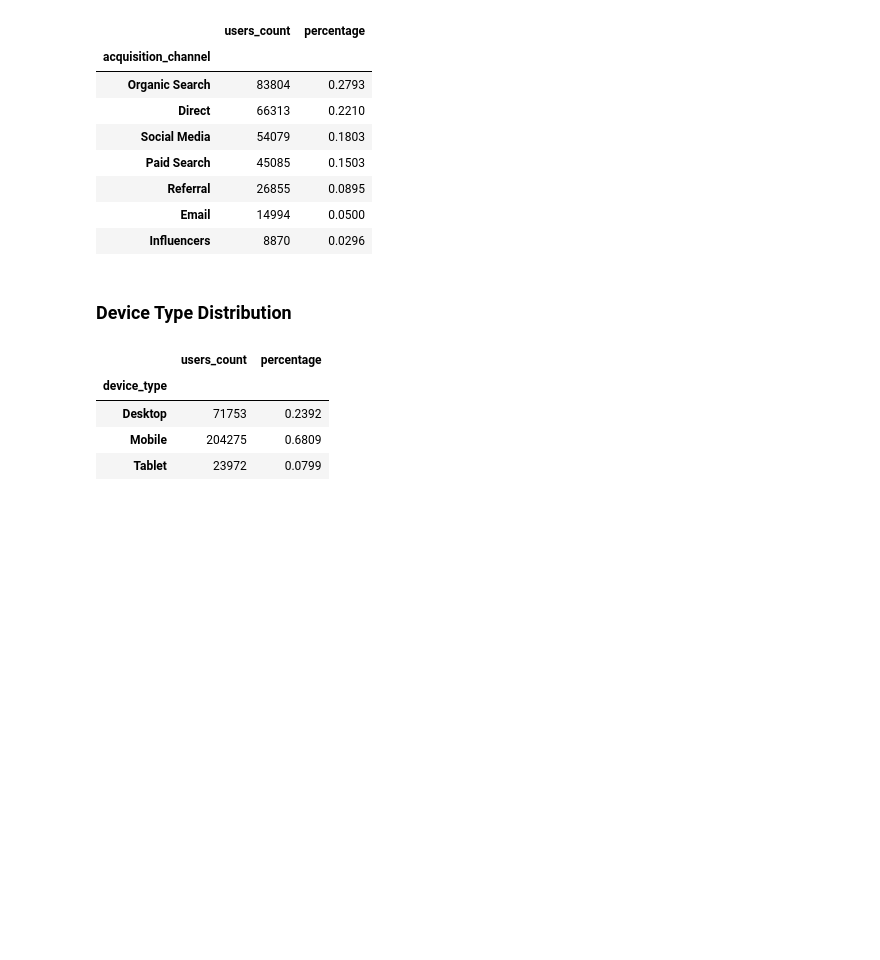
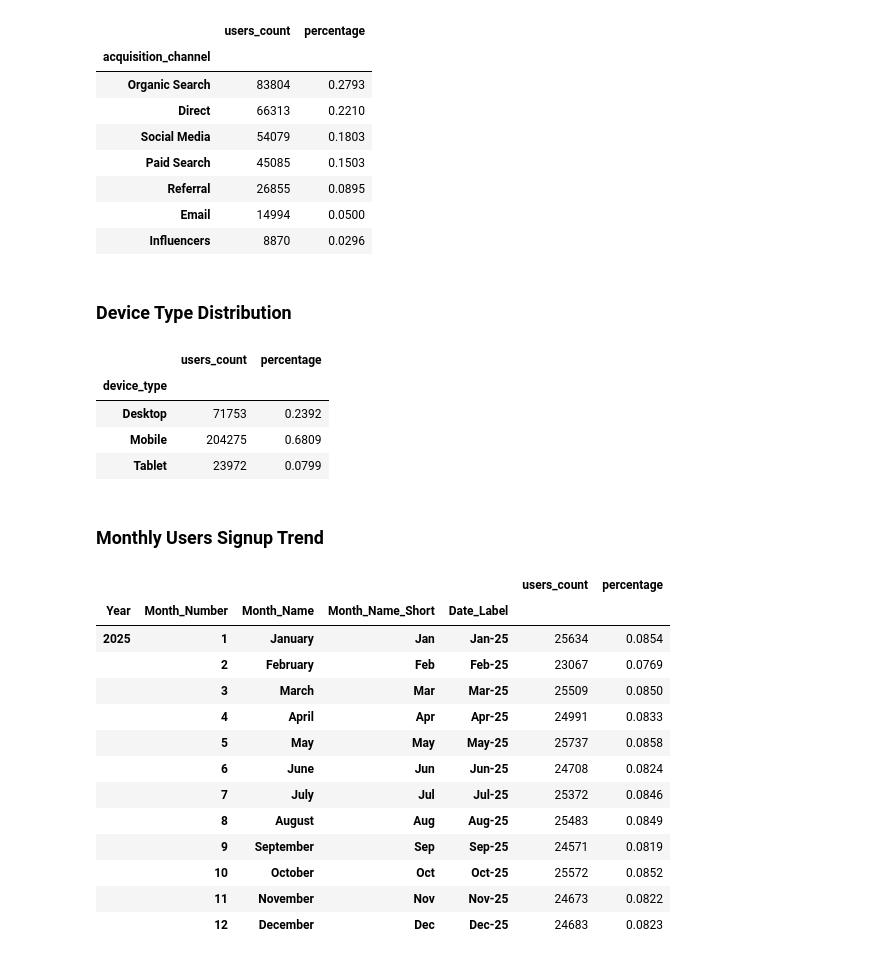
Before and after one commit to ahadel943/product_feature_performance_analysis, a Jupyter notebook: eda/01.users_eda.ipynb, the cells around one changed output. Cells and saved outputs as stored; diff of their text form; code cells hidden in the pictures; blank space fills up the shorter version.

Commit message:
EDA: Users Monthly Signup Distribution

```diff
--- a/eda/01.users_eda.ipynb
+++ b/eda/01.users_eda.ipynb
@@ -213,3 +213,38 @@ users_distribution_by_device_type
 | Desktop | 71753 | 0.2392 |
 | Mobile | 204275 | 0.6809 |
 | Tablet | 23972 | 0.0799 |
+# %% [markdown]
+### **Monthly Users Signup Trend**
+# %%
+users_monthly_signup = (
+    users
+        .assign(
+            Year = lambda df: df["signup_date"].dt.year,
+            Month_Number = lambda df: df["signup_date"].dt.month,
+            Month_Name = lambda df: df["signup_date"].dt.month_name(),
+            Month_Name_Short = lambda df: df["signup_date"].dt.strftime("%b"),
+            Date_Label = lambda df: df["signup_date"].dt.strftime("%b-%y")
+        )
+        .groupby(["Year", "Month_Number", "Month_Name", "Month_Name_Short", "Date_Label"])
+        .agg(
+            users_count = ("user_id", "count")
+        )
+)
+users_monthly_signup["percentage"] = (users_monthly_signup["users_count"] / users_monthly_signup["users_count"].sum()).round(4)
+users_monthly_signup.to_csv("../../output/users_monthly_signup.csv")
+users_monthly_signup
+# %% [output]
+|  |  |  |  |  | users_count | percentage |
+| Year | Month_Number | Month_Name | Month_Name_Short | Date_Label |  |  |
+| 2025 | 1 | January | Jan | Jan-25 | 25634 | 0.0854 |
+|  | 2 | February | Feb | Feb-25 | 23067 | 0.0769 |
+|  | 3 | March | Mar | Mar-25 | 25509 | 0.0850 |
+|  | 4 | April | Apr | Apr-25 | 24991 | 0.0833 |
+|  | 5 | May | May | May-25 | 25737 | 0.0858 |
+|  | 6 | June | Jun | Jun-25 | 24708 | 0.0824 |
+|  | 7 | July | Jul | Jul-25 | 25372 | 0.0846 |
+|  | 8 | August | Aug | Aug-25 | 25483 | 0.0849 |
+|  | 9 | September | Sep | Sep-25 | 24571 | 0.0819 |
+|  | 10 | October | Oct | Oct-25 | 25572 | 0.0852 |
+|  | 11 | November | Nov | Nov-25 | 24673 | 0.0822 |
+|  | 12 | December | Dec | Dec-25 | 24683 | 0.0823 |
```
Also changed, not shown: 2 other files.
